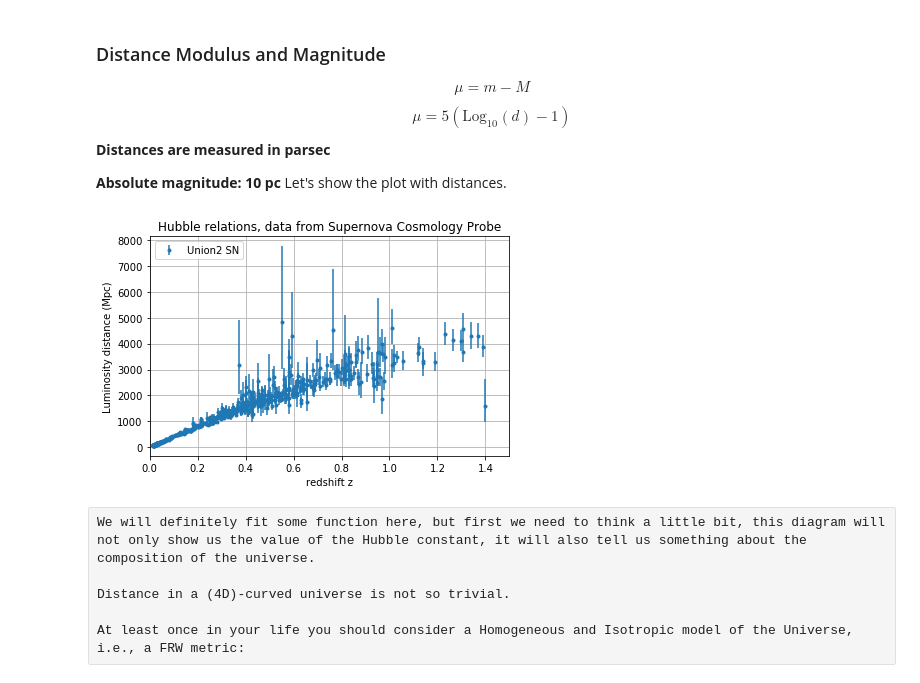
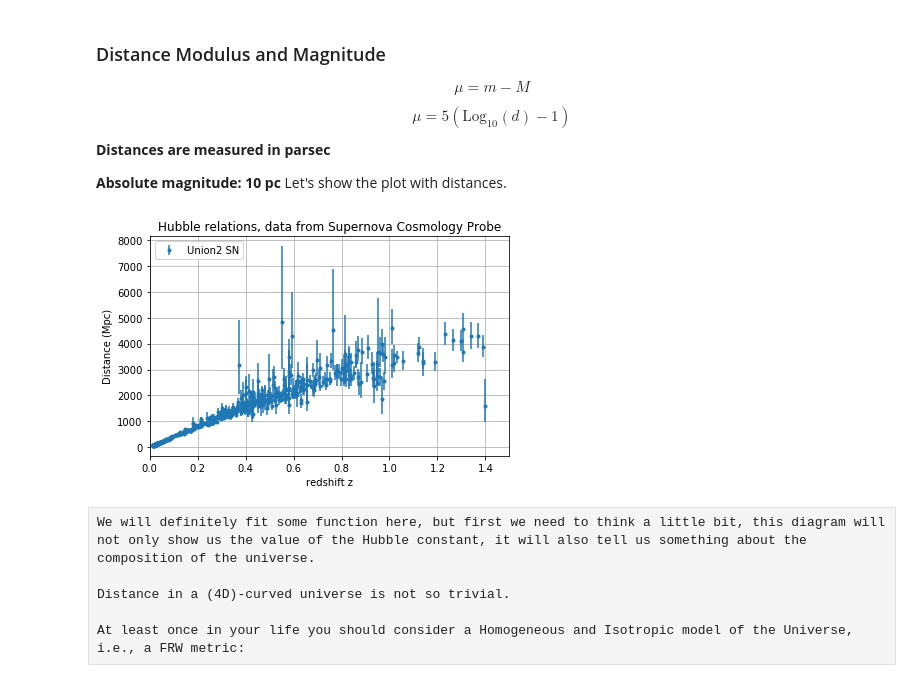
Before and after one commit to lbarosi/BINGO-Hackaton, a Jupyter notebook: Notebooks/Supernovas.ipynb, the cells around one changed output. Cells and saved outputs as stored; diff of their text form; code cells hidden in the pictures.

Commit message:
Supernova Exercises included.

```diff
--- a/Notebooks/Supernovas.ipynb
+++ b/Notebooks/Supernovas.ipynb
@@ -15,13 +15,14 @@ SN_list = []
 z_array = np.array([])
 mod_array = np.array([])
 moderr_array = np.array([])
-f = urlopen('http://supernova.lbl.gov/Union/figures/SCPUnion2_mu_vs_z.txt')
+f = urlopen('http://supernova.lbl.gov/Union/figures/SCPUnion2.1_mu_vs_z.txt')
 for line in f:
     pieces = line.decode('utf8').split('\n')
     # Header of data is commentd out, we do not need this
     # Data format is SN name, redshift, distance modulos, error
+    # we read data from urlib.request line by line
     if '#' in pieces[0]: continue
-    SN, z, mod, moderr = line.split()
+    SN, z, mod, moderr, staterr = line.split()
     SN_list.append(SN)
     z_array = np.append(z_array,np.float64(z))
     mod_array = np.append(mod_array,np.float64(mod))
@@ -50,7 +51,11 @@ $$\mu = 5 (\mathrm{Log}_{10}(d) - 1)$$
 Let's show the plot with distances.
 # %%
 def distance_Mpc(m,z):
+    """" Calculate proper distance from distance modulus m
+    Unit: Megaparsec
+    """
     return 0.00001 * (10**(m/5)) / (1.0 + z)
+
 d_array = distance_Mpc(mod_array,z_array)
 #We need to calculate the errorbars for distances
 d_error_plus  = ( distance_Mpc((mod_array+moderr_array),z_array) - d_array )
@@ -58,16 +63,16 @@ d_error_minus = ( d_array - distance_Mpc((mod_array-moderr_array),z_array) )
 # %%
 dlabel = 'Union2 SN'
 plt.figure()
 plt.errorbar(z_array,d_array, yerr=(d_error_minus,d_error_plus),fmt='.',label=dlabel)
 plt.xlim([0,1.5])
 plt.xlabel('redshift z')
-plt.ylabel('Luminosity distance (Mpc)')
+plt.ylabel('Distance (Mpc)')
 plt.grid(b=True,which='both')
 plt.legend(loc='upper left')
 plt.title('Hubble relations, data from Supernova Cosmology Probe')
 plt.tight_layout()
 # %% [output]
-[figure, old version]
+[figure, new version]
 # %% [raw]
 We will definitely fit some function here, but first we need to think a little bit, this diagram will not only show us the value of the Hubble constant, it will also tell us something about the composition of the universe.
 
```
Also changed, not shown: parts of 6 cells of this notebook, 6 other files.
